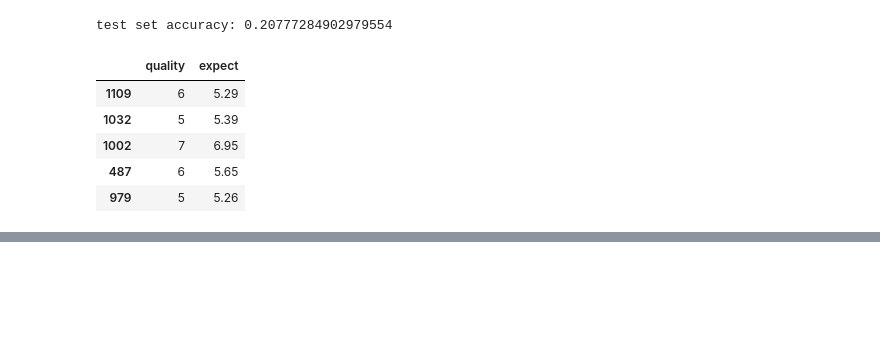
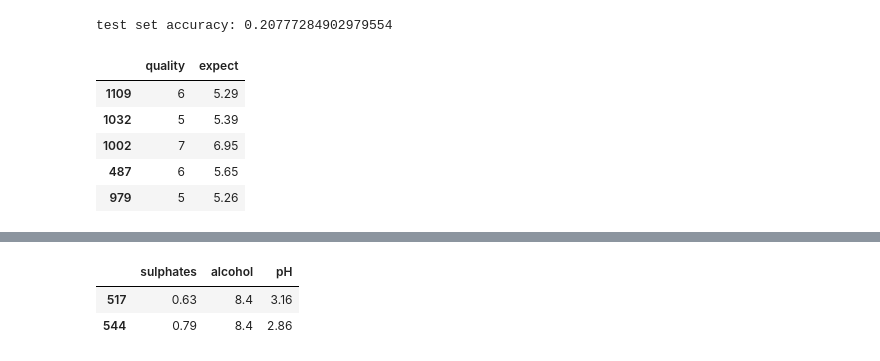
Before and after one commit to amo33/study, a Jupyter notebook: wineprediction/LinearRegressionwine.ipynb, the cells around one changed output, grey strips where cells are left out. Cells and saved outputs as stored; diff of their text form; code cells hidden in the pictures; blank space fills up the shorter version.

```diff
--- a/wineprediction/LinearRegressionwine.ipynb
+++ b/wineprediction/LinearRegressionwine.ipynb
@@ -384,0 +444,6 @@ scores = cross_val_score(model, )
+# %%
+x.loc[x['alcohol'] == 8.4]
+# %% [output]
+|  | sulphates | alcohol | pH |
+| 517 | 0.63 | 8.4 | 3.16 |
+| 544 | 0.79 | 8.4 | 2.86 |
```
Also changed, not shown: parts of 18 cells of this notebook, 6 other files.
